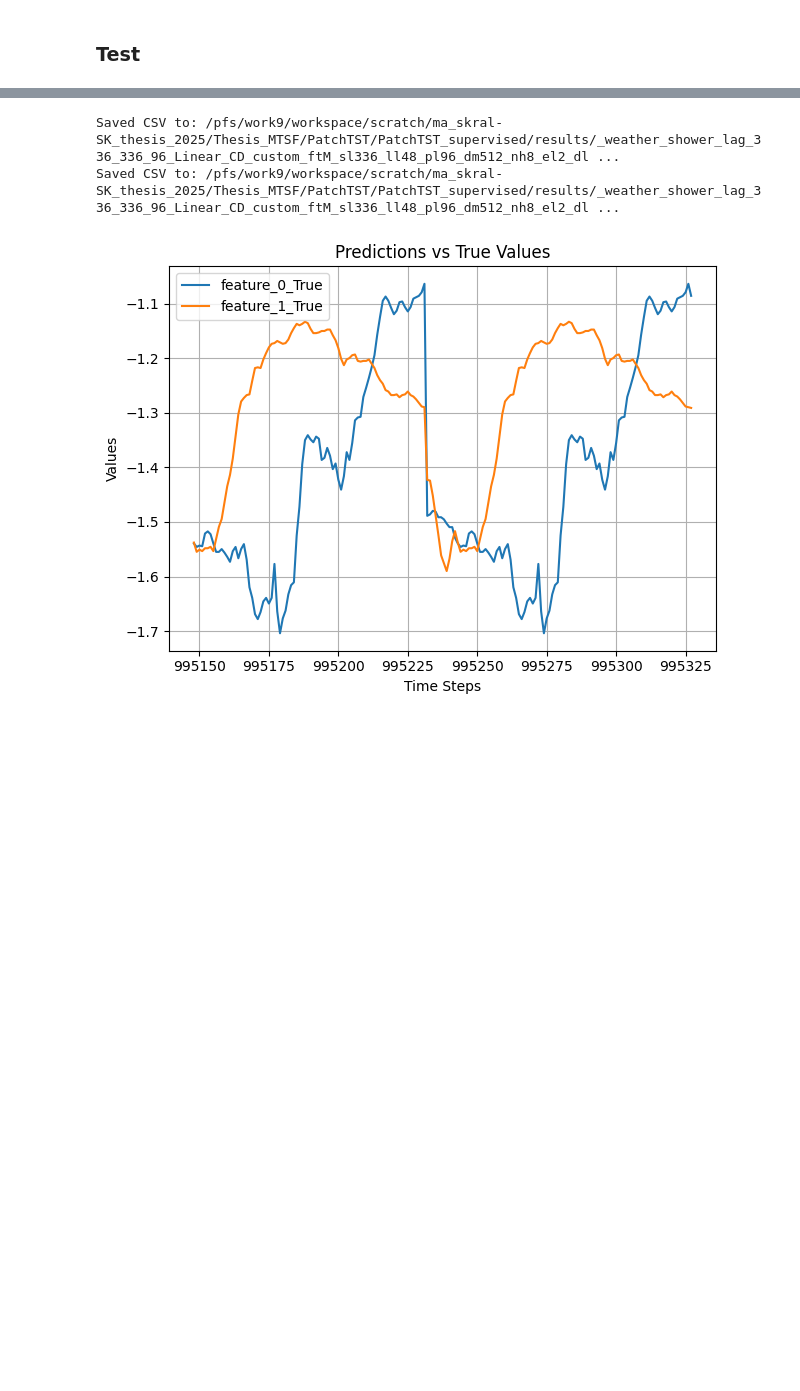
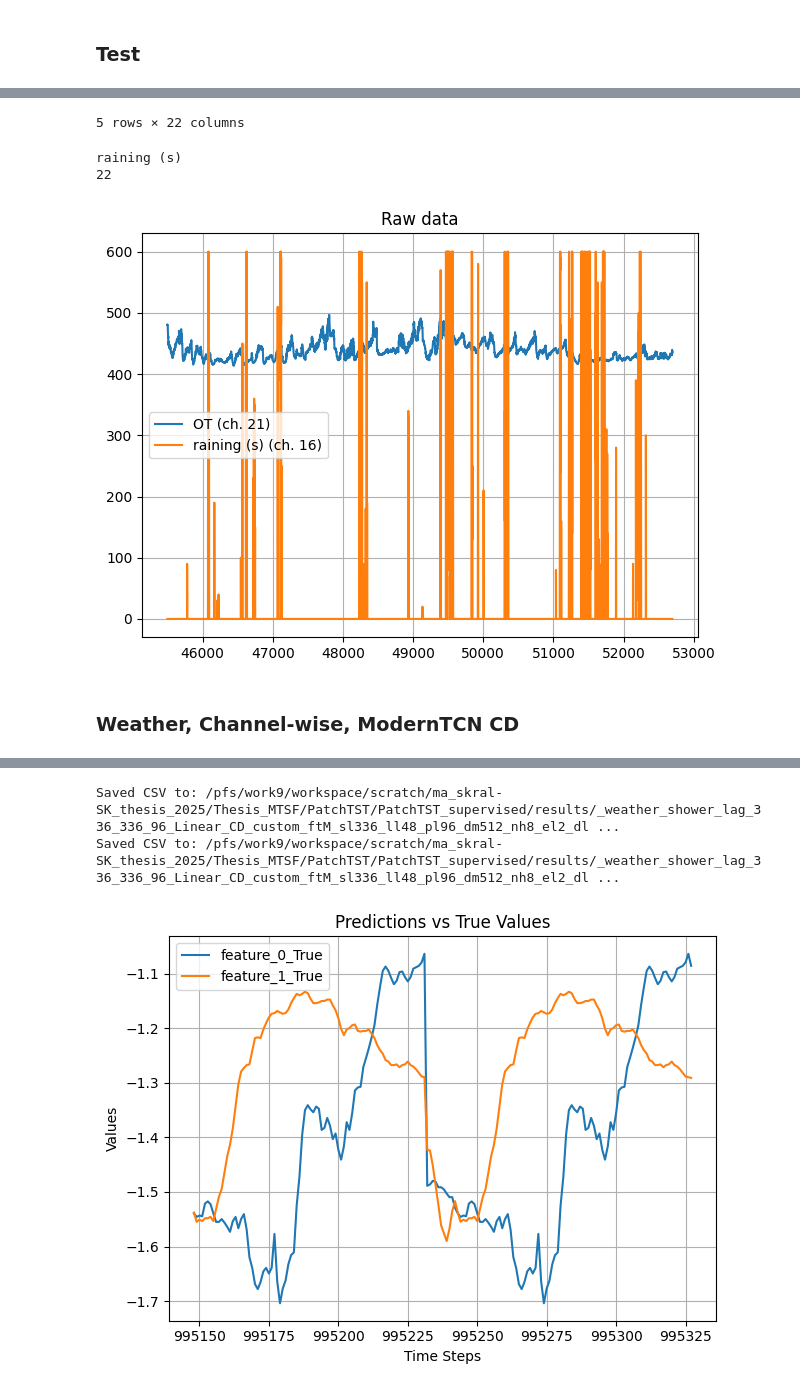
Before and after one commit to simonkral/Thesis_MTSF, a Jupyter notebook: visualization/visualize_predictions.ipynb, the cells around one changed output, grey strips where cells are left out. Cells and saved outputs as stored; diff of their text form; code cells hidden in the pictures; blank space fills up the shorter version.

```diff
--- a/visualization/visualize_predictions.ipynb
+++ b/visualization/visualize_predictions.ipynb
@@ -19,0 +104,21 @@ def npy_to_csv(npy_path, csv_path, feature_names=None):
+# %%
+### Rohdaten Check
+
+df = pd.read_csv("/pfs/work9/workspace/scratch/ma_skral-SK_thesis_2025/Thesis_MTSF/PatchTST/PatchTST_supervised/dataset/weather.csv")
+
+df = df.iloc[-7200:]
+
+display(df.head())
+
+print(df.columns[16])
+print(len(df.columns))
+plt.plot(df["OT"], label='OT (ch. 21)')
+plt.plot(df["raining (s)"], label='raining (s) (ch. 16)')
+
+plt.title('Raw data')
+plt.legend()
+plt.grid()
+plt.tight_layout()
+plt.savefig("plots/Predictions/weather_rawdata.png")
+plt.show()
+# %% [output]
@@ -19,0 +131,6 @@ def npy_to_csv(npy_path, csv_path, feature_names=None):
+5 rows × 22 columns
+raining (s)
+22
+[figure, added]
+# %% [markdown]
+### Weather, Channel-wise, ModernTCN CD
```
Also changed, not shown: parts of 17 cells of this notebook, 2 other files.
